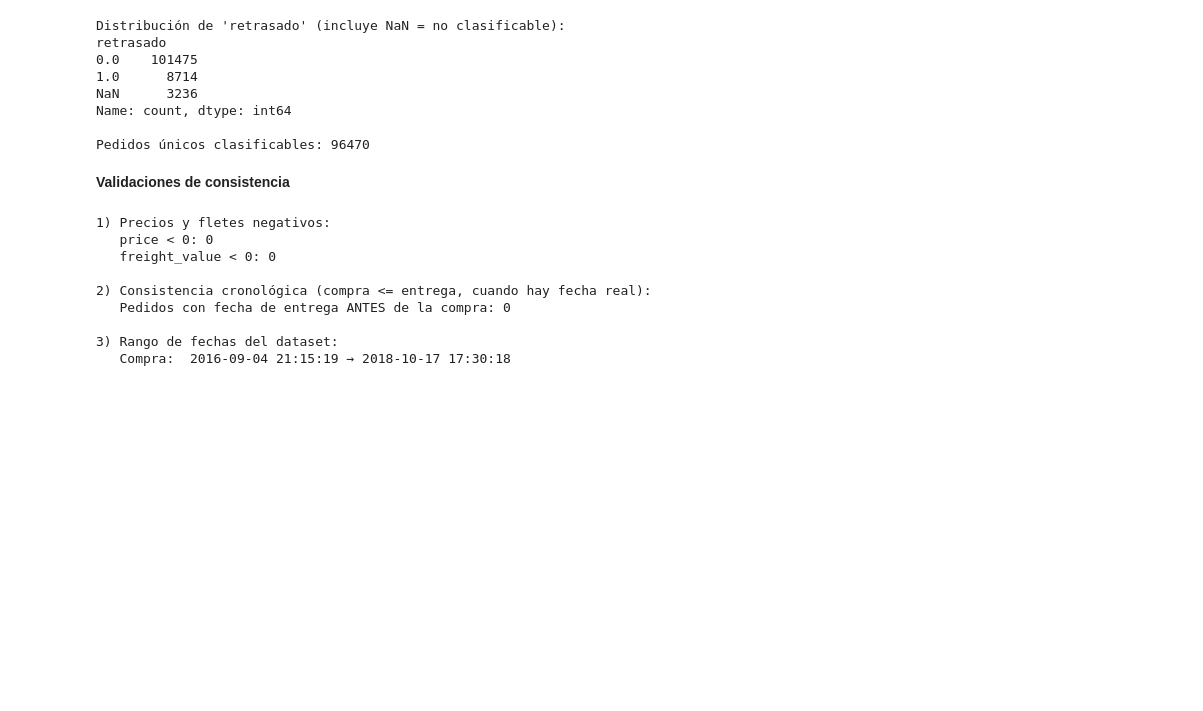
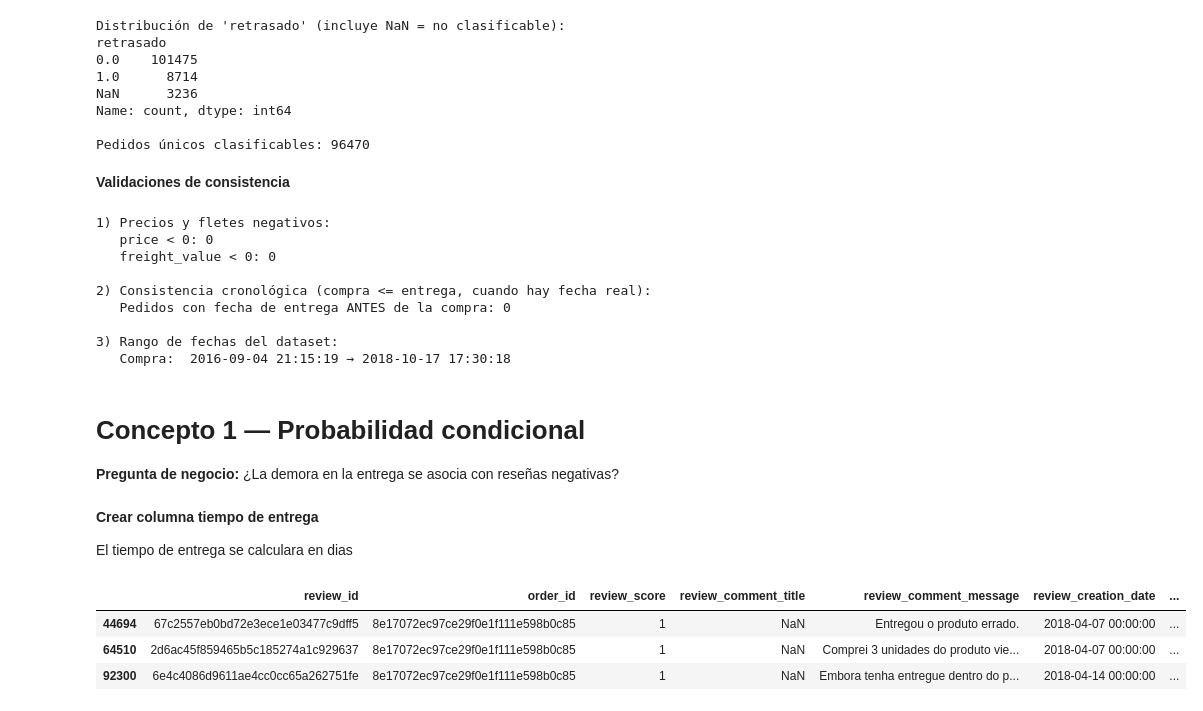
Before and after one commit to Walnut235/olist-probabilistic-analysis, a Jupyter notebook: notebooks/01_analisis_olist.ipynb, the cells around one changed output. Drawn from its saved outputs; the diff is of its cells as text; code cells hidden in the pictures; blank space fills up the shorter version.

```diff
--- a/notebooks/01_analisis_olist.ipynb
+++ b/notebooks/01_analisis_olist.ipynb
@@ -569,3 +576,20 @@ print("   Compra: ", df_clean["order_purchase_timestamp"].min(), "→", df_clean
 
 3) Rango de fechas del dataset:
    Compra:  2016-09-04 21:15:19 → 2018-10-17 17:30:18
+# %% [markdown]
+# Concepto 1 — Probabilidad condicional
+
+**Pregunta de negocio:** ¿La demora en la entrega se asocia con reseñas negativas?
+# %% [markdown]
+**Crear columna tiempo de entrega**
+
+El tiempo de entrega se calculara en dias
+# %%
+df_clean["tiempo_entrega_dias"] = (
+    df_clean["order_delivered_customer_date"] - df_clean["order_purchase_timestamp"]
+).dt.days
+# %% [output]
+|  | review_id | order_id | review_score | review_comment_title | review_comment_message | review_creation_date | ... |
+| 44694 | 67c2557eb0bd72e3ece1e03477c9dff5 | 8e17072ec97ce29f0e1f111e598b0c85 | 1 | NaN | Entregou o produto errado. | 2018-04-07 00:00:00 | ... |
+| 64510 | 2d6ac45f859465b5c185274a1c929637 | 8e17072ec97ce29f0e1f111e598b0c85 | 1 | NaN | Comprei 3 unidades do produto vie... | 2018-04-07 00:00:00 | ... |
+| 92300 | 6e4c4086d9611ae4cc0cc65a262751fe | 8e17072ec97ce29f0e1f111e598b0c85 | 1 | NaN | Embora tenha entregue dentro do p... | 2018-04-14 00:00:00 | ... |
```
Also changed, not shown: parts of 3 cells of this notebook.
